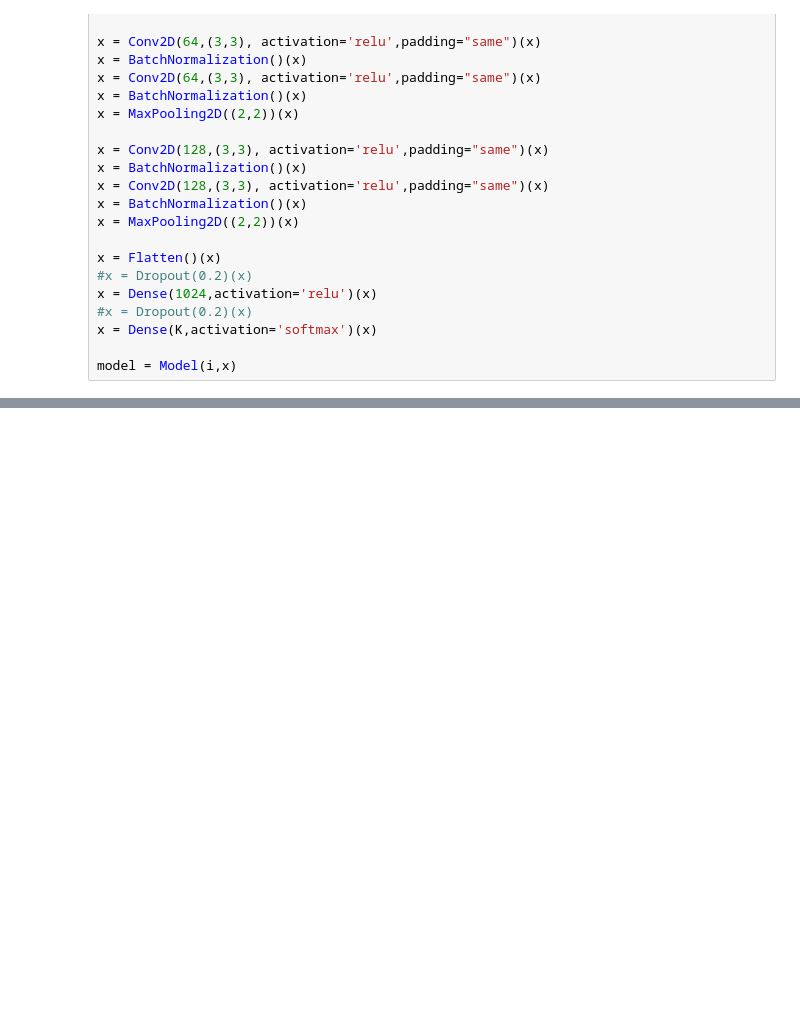
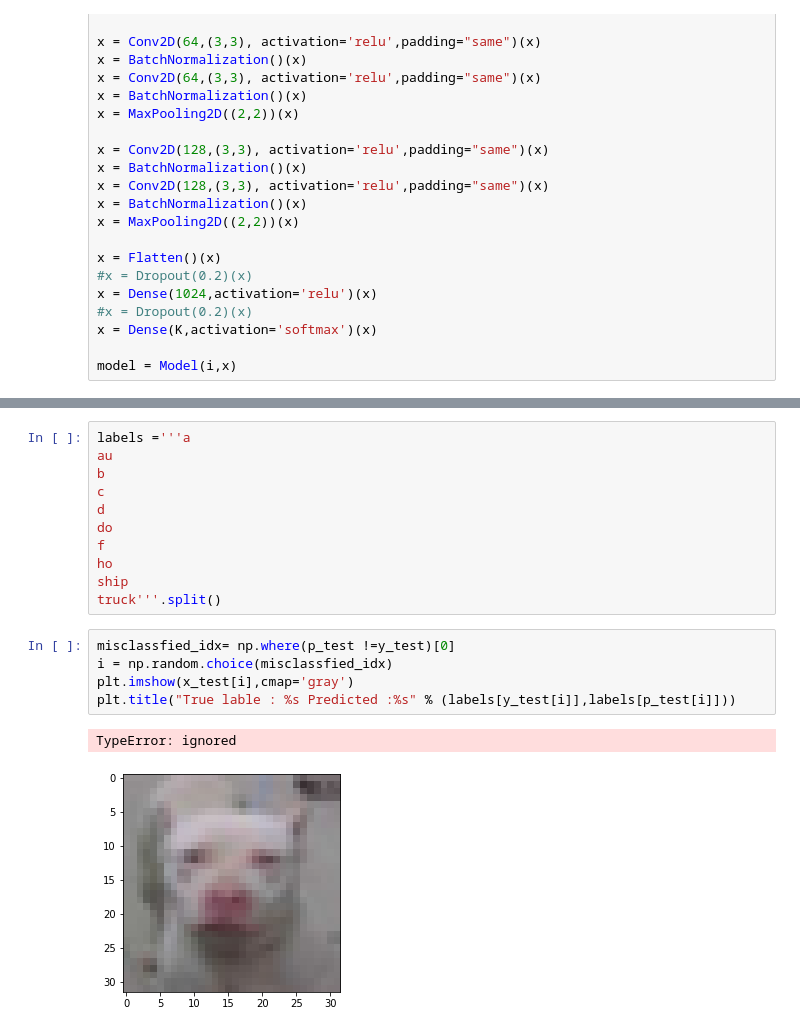
Before and after one commit to cz101/ML-TF, a Jupyter notebook: TF2_CIFAR_improved.ipynb, the cells around one changed output, grey strips where cells are left out. Drawn from its saved outputs; the diff is of its cells as text; blank space fills up the shorter version.

```diff
--- a/TF2_CIFAR_improved.ipynb
+++ b/TF2_CIFAR_improved.ipynb
@@ -91,0 +146,19 @@ NameError: ignored
+# %%
+labels ='''a
+au
+b
+c
+d
+do
+f
+ho
+ship
+truck'''.split()
+# %%
+misclassfied_idx= np.where(p_test !=y_test)[0]
+i = np.random.choice(misclassfied_idx)
+plt.imshow(x_test[i],cmap='gray')
+plt.title("True lable : %s Predicted :%s" % (labels[y_test[i]],labels[p_test[i]]))
+# %% [output]
+TypeError: ignored
+[figure, added]
```
Also changed, not shown: parts of 6 cells of this notebook.
